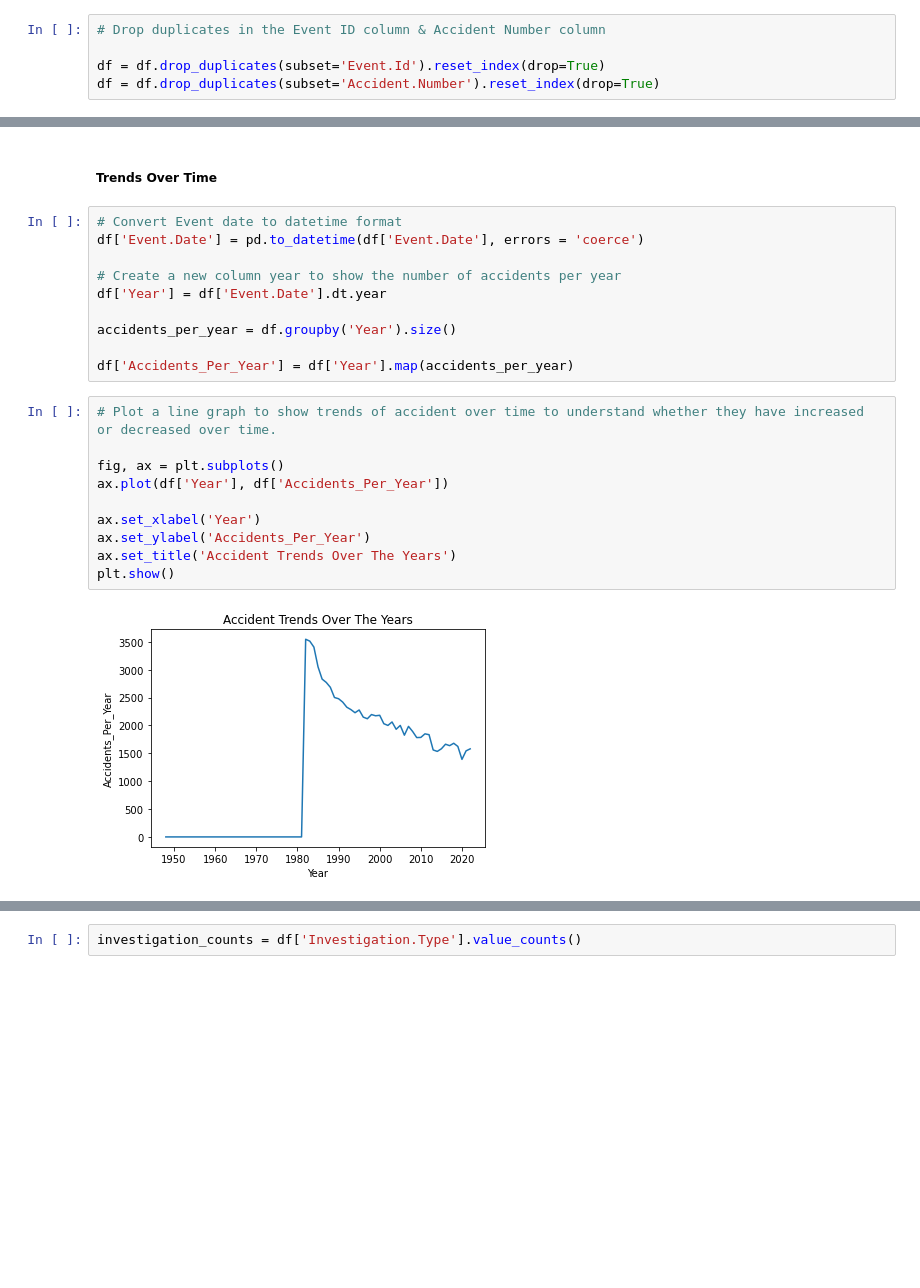
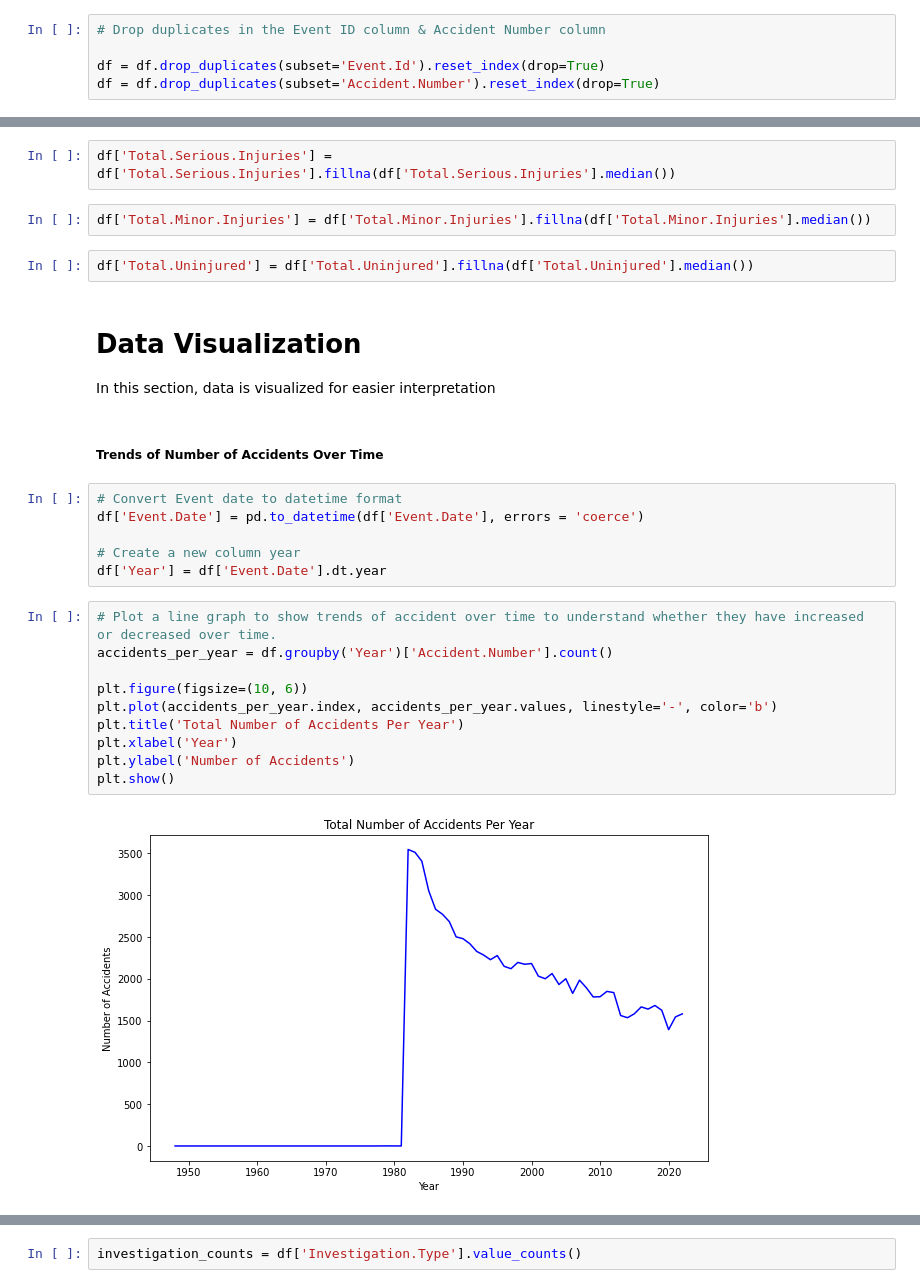
Before and after one commit to tracyotieno-1/dsc-phase-1-project-v3, a Jupyter notebook: student.ipynb, the cells around one changed output, grey strips where cells are left out. Saved outputs shown, nothing was run; the diff lists cells and outputs as text; blank space fills up the shorter version.

```diff
--- a/student.ipynb
+++ b/student.ipynb
@@ -193,24 +158,29 @@ df = df.drop_duplicates(subset='Accident.Number').reset_index(drop=True)
+# %%
+df['Total.Serious.Injuries'] = df['Total.Serious.Injuries'].fillna(df['Total.Serious.Injuries'].median())
+# %%
+df['Total.Minor.Injuries'] = df['Total.Minor.Injuries'].fillna(df['Total.Minor.Injuries'].median())
+# %%
+df['Total.Uninjured'] = df['Total.Uninjured'].fillna(df['Total.Uninjured'].median())
+# %% [markdown]
+# Data Visualization
+In this section, data is visualized for easier interpretation
 # %% [markdown]
-##### Trends Over Time
+##### Trends of Number of Accidents Over Time
 # %%
 # Convert Event date to datetime format
 df['Event.Date'] = pd.to_datetime(df['Event.Date'], errors = 'coerce')
 
-# Create a new column year to show the number of accidents per year
+# Create a new column year
 df['Year'] = df['Event.Date'].dt.year
-
-accidents_per_year = df.groupby('Year').size()
-
-df['Accidents_Per_Year'] = df['Year'].map(accidents_per_year)
 # %%
 # Plot a line graph to show trends of accident over time to understand whether they have increased or decreased over time.
+accidents_per_year = df.groupby('Year')['Accident.Number'].count()
 
-fig, ax = plt.subplots()
-ax.plot(df['Year'], df['Accidents_Per_Year'])
-
-ax.set_xlabel('Year')
-ax.set_ylabel('Accidents_Per_Year')
-ax.set_title('Accident Trends Over The Years')
+plt.figure(figsize=(10, 6))
+plt.plot(accidents_per_year.index, accidents_per_year.values, linestyle='-', color='b')
+plt.title('Total Number of Accidents Per Year')
+plt.xlabel('Year')
+plt.ylabel('Number of Accidents')
 plt.show()
 # %% [output]
-[figure, old version]
+[figure, new version]
```
Also changed, not shown: parts of 26 cells of this notebook, 1 other file.
